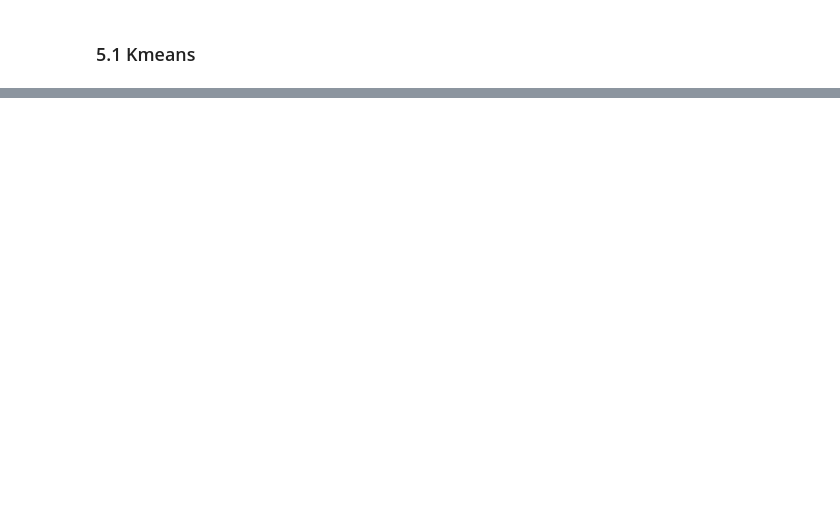
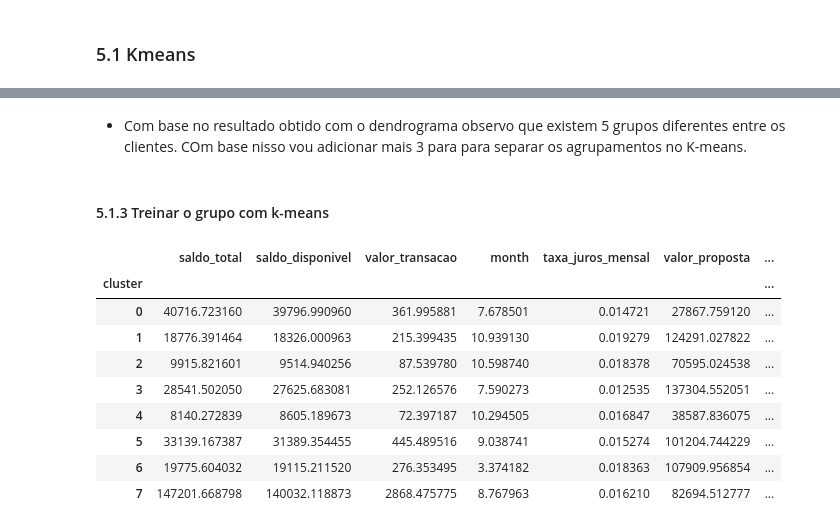
Before and after one commit to renanpan/Projeto_banco_KPI, a Jupyter notebook: bank_project.ipynb, the cells around one changed output, grey strips where cells are left out. Drawn from its saved outputs; the diff is of its cells as text; code cells hidden in the pictures; blank space fills up the shorter version.

Commit message:
Adicionando kmeans e pairplot nos dados

```diff
--- a/bank_project.ipynb
+++ b/bank_project.ipynb
@@ -1536,0 +1643,8 @@ Conclusão
+# %%
+#remover colunas que não participam na previsão dos valores
+colunas_para_remover = ['tipo_conta', 'data_abertura', 'data_ultimo_lancamento', 'data_transacao',
+                        'data_entrada_proposta', 'data_dma', 'nome_transacao', 'status_proposta',
+                        'data', 'num_conta', 'cod_cliente', 'cod_agencia', 'cod_colaborador', 'ano',
+                        'day_of_week', 'ano_transacao', 'day', 'cod_proposta','cod_transacao']
+
+ML_data.drop(columns=colunas_para_remover, inplace=True)
@@ -1536,0 +1679,4 @@ Conclusão
+# %% [markdown]
+- Com base no resultado obtido com o dendrograma observo que existem 5 grupos diferentes entre os clientes. COm base nisso vou adicionar mais 3 para para separar os agrupamentos no K-means.
+# %% [markdown]
+#### 5.1.3 Treinar o grupo com k-means
@@ -1536,0 +1690,27 @@ Conclusão
+# %%
+#padronizando os dados
+sc = StandardScaler()
+X_sc = sc.fit_transform(ML_data)
+# %%
+#definição do modelo k-means com 5 clusters
+km = KMeans(n_clusters = 8)
+
+#prever os clusters para as observações
+labels = km.fit_predict(X_sc)
+# %%
+#armazenar as etiquetas de agrupamento no nosso DataFrame
+ML_data['cluster'] = labels
+# %%
+#obtenção das estatísticas dos valores médios das características por agrupamento
+ML_data.groupby(['cluster']).mean()
+# %% [output]
+|  | saldo_total | saldo_disponivel | valor_transacao | month | taxa_juros_mensal | valor_proposta | ... |
+| cluster |  |  |  |  |  |  | ... |
+| 0 | 40716.723160 | 39796.990960 | 361.995881 | 7.678501 | 0.014721 | 27867.759120 | ... |
+| 1 | 18776.391464 | 18326.000963 | 215.399435 | 10.939130 | 0.019279 | 124291.027822 | ... |
+| 2 | 9915.821601 | 9514.940256 | 87.539780 | 10.598740 | 0.018378 | 70595.024538 | ... |
+| 3 | 28541.502050 | 27625.683081 | 252.126576 | 7.590273 | 0.012535 | 137304.552051 | ... |
+| 4 | 8140.272839 | 8605.189673 | 72.397187 | 10.294505 | 0.016847 | 38587.836075 | ... |
+| 5 | 33139.167387 | 31389.354455 | 445.489516 | 9.038741 | 0.015274 | 101204.744229 | ... |
+| 6 | 19775.604032 | 19115.211520 | 276.353495 | 3.374182 | 0.018363 | 107909.956854 | ... |
+| 7 | 147201.668798 | 140032.118873 | 2868.475775 | 8.767963 | 0.016210 | 82694.512777 | ... |
```
Also changed, not shown: parts of 26 cells of this notebook.
